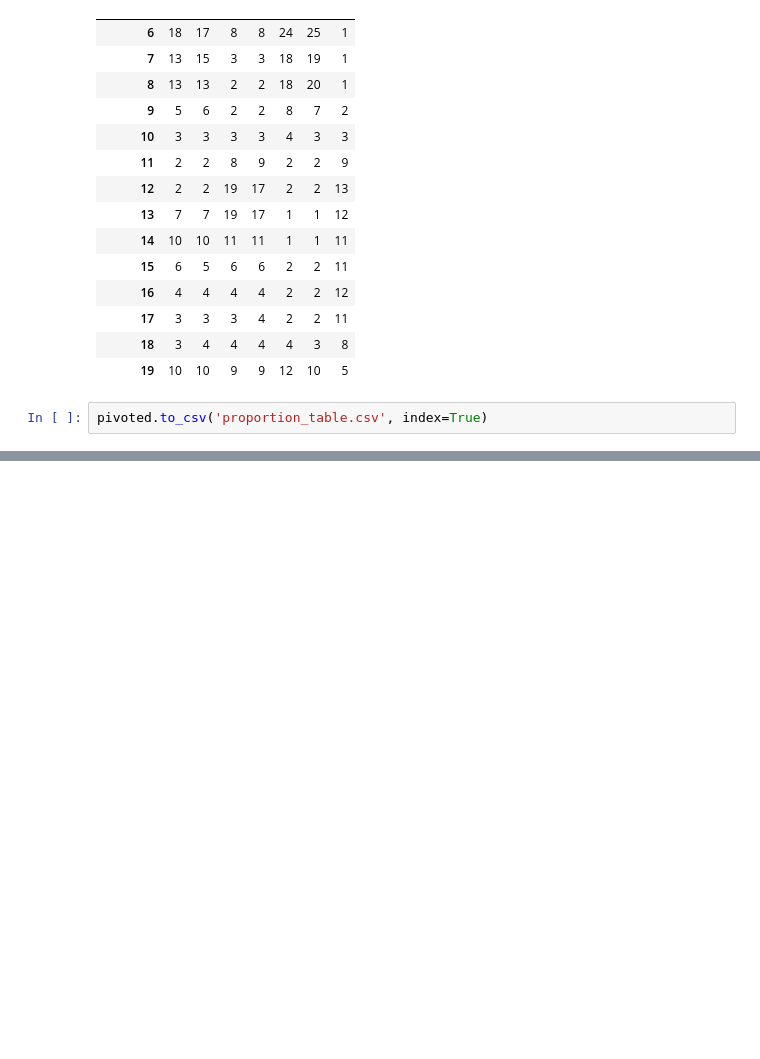
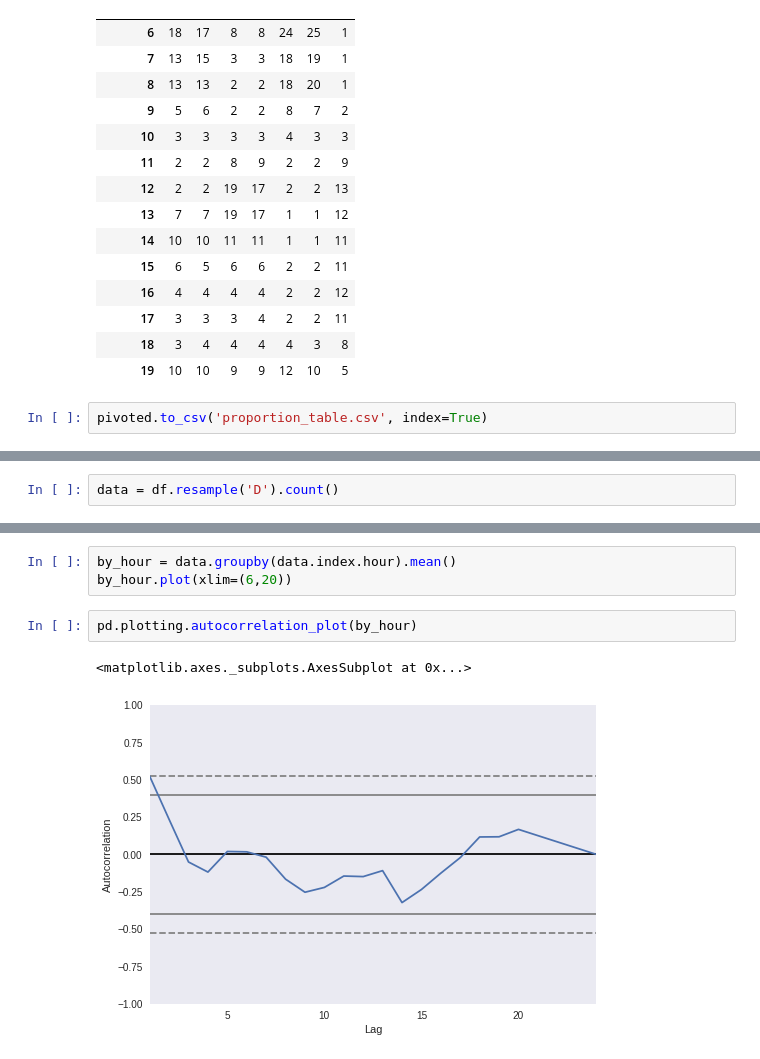
Before and after one commit to ThomasM-mecen/Displayce_internship, a Jupyter notebook: Pacing/Proportion of br.ipynb, the cells around one changed output, grey strips where cells are left out. Cells and saved outputs as stored; diff of their text form; blank space fills up the shorter version.

```diff
--- a/Pacing/Proportion of br.ipynb
+++ b/Pacing/Proportion of br.ipynb
@@ -118,0 +134,2 @@ pivoted.to_csv('proportion_table.csv', index=True)
+# %%
+data = df.resample('D').count()
@@ -118,0 +150,8 @@ pivoted.to_csv('proportion_table.csv', index=True)
+# %%
+by_hour = data.groupby(data.index.hour).mean()
+by_hour.plot(xlim=(6,20))
+# %%
+pd.plotting.autocorrelation_plot(by_hour)
+# %% [output]
+<matplotlib.axes._subplots.AxesSubplot at 0x...>
+[figure, added]
```
Also changed, not shown: parts of 7 cells of this notebook, 2 other files.
